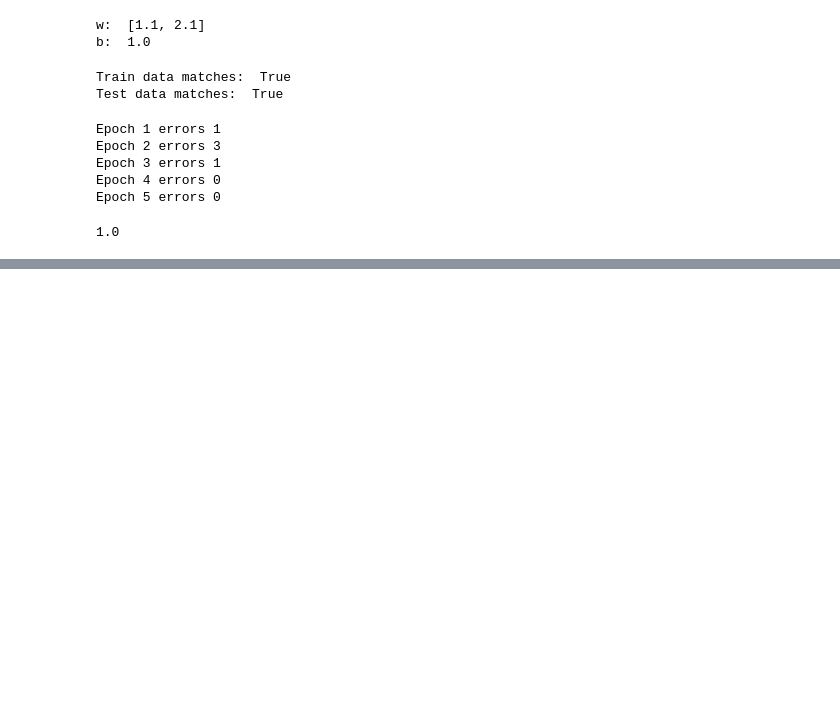
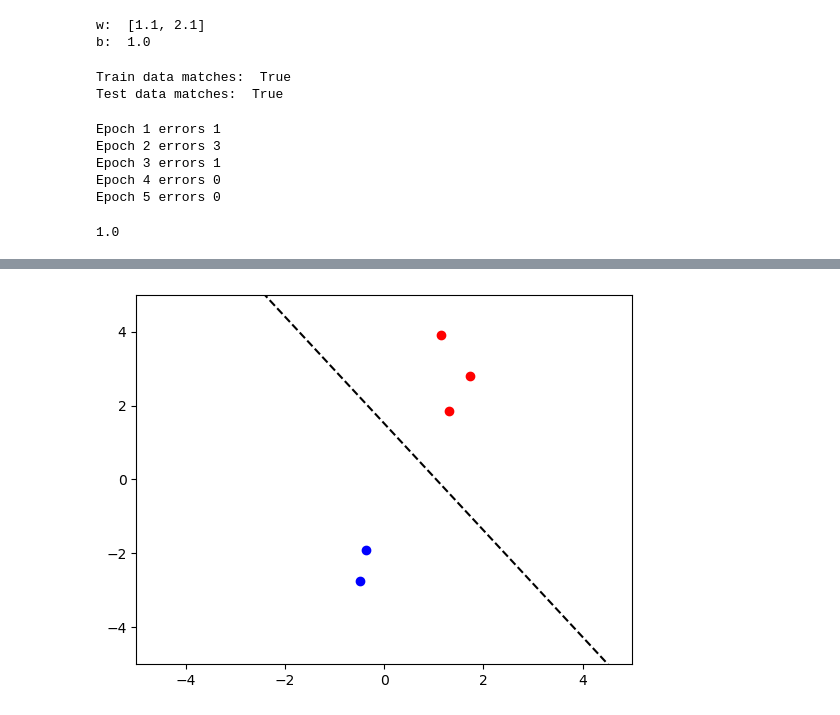
Before and after one commit to SanteriVtj/DL-fundamentals, a Jupyter notebook: nb/dl1_perpetron.ipynb, the cells around one changed output, grey strips where cells are left out. Saved outputs shown, nothing was run; the diff lists cells and outputs as text; code cells hidden in the pictures; blank space fills up the shorter version.

```diff
--- a/nb/dl1_perpetron.ipynb
+++ b/nb/dl1_perpetron.ipynb
@@ -122,0 +127,4 @@ plt.show()
+# %%
+plot_boundary(ppn, X_test, y_test)
+# %% [output]
+[figure, added]
```
Also changed, not shown: parts of 4 cells of this notebook.
